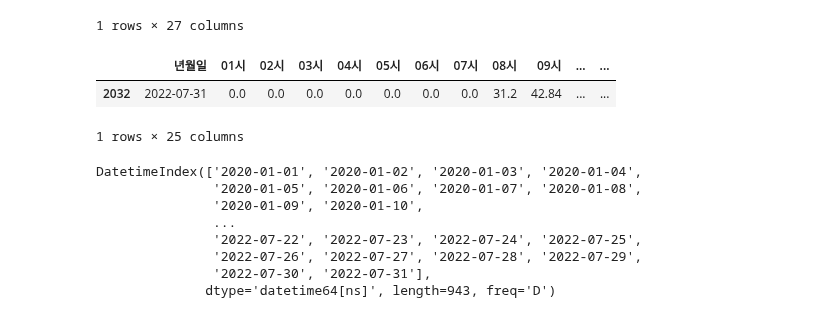
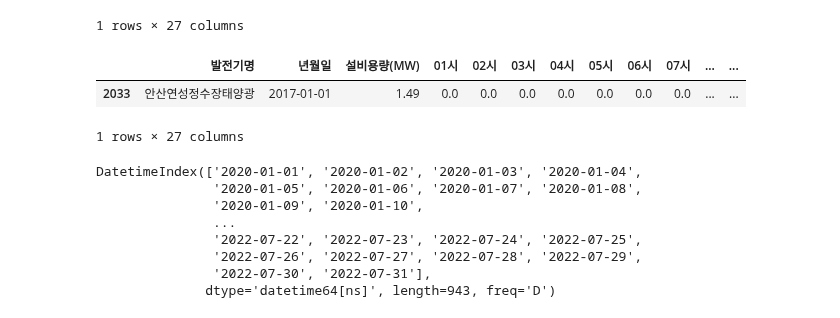
Before and after one commit to Jjineeq/Capstone_Design, a Jupyter notebook: model_test.ipynb, the cells around one changed output. Saved outputs shown, nothing was run; the diff lists cells and outputs as text; code cells hidden in the pictures.

```diff
--- a/model_test.ipynb
+++ b/model_test.ipynb
@@ -25,12 +27,14 @@ df.head(1)
 | 0 | 세종시폐기물매립장태양광 | 2017-01-01 | 1.628 | 0.0 | 0.0 | 0.0 | 0.0 | 0.0 | 0.0 | 0.0 | ... | ... |
 1 rows × 27 columns
 # %%
-df_se = df[df['발전기명']=='세종시폐기물매립장태양광']
+df_se = df[df['발전기명']=='안산연성정수장태양광']
+# %%
+df_se = df_se.fillna(0)
 # %%
 df_se['년월일'] = pd.to_datetime(df_se['년월일'])
 # %%
-df_se.tail(1)
+df_se.head(1)
 # %% [output]
-|  | 년월일 | 01시 | 02시 | 03시 | 04시 | 05시 | 06시 | 07시 | 08시 | 09시 | ... | ... |
-| 2032 | 2022-07-31 | 0.0 | 0.0 | 0.0 | 0.0 | 0.0 | 0.0 | 0.0 | 31.2 | 42.84 | ... | ... |
+|  | 발전기명 | 년월일 | 설비용량(MW) | 01시 | 02시 | 03시 | 04시 | 05시 | 06시 | 07시 | ... | ... |
+| 2033 | 안산연성정수장태양광 | 2017-01-01 | 1.49 | 0.0 | 0.0 | 0.0 | 0.0 | 0.0 | 0.0 | 0.0 | ... | ... |
-1 rows × 25 columns
+1 rows × 27 columns
```
Also changed, not shown: parts of 56 cells of this notebook.
